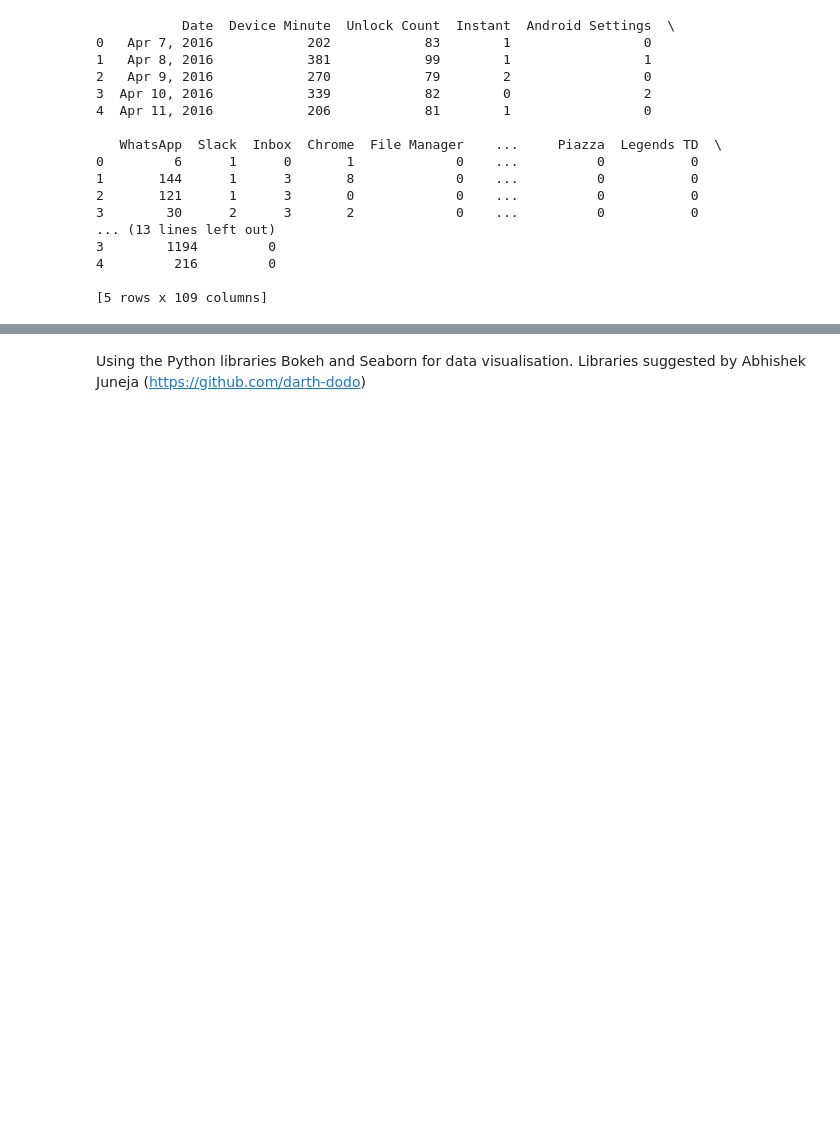
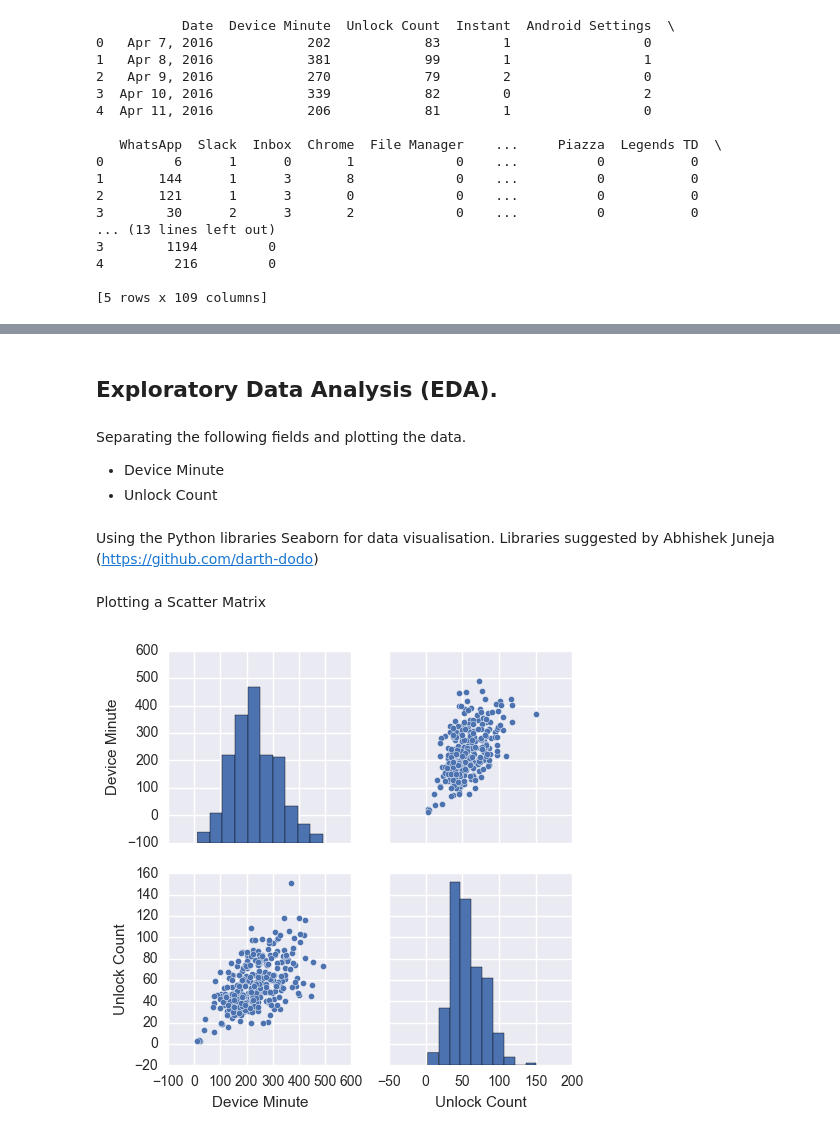
Before and after one commit to djpandit007/silver-doodle, a Jupyter notebook: Ghazarian's Gazelles.ipynb, the cells around one changed output, grey strips where cells are left out. Cells and saved outputs as stored; diff of their text form; code cells hidden in the pictures; blank space fills up the shorter version.

Commit message:
Basic data visualisation and correlation

```diff
--- a/Ghazarian's Gazelles.ipynb
+++ b/Ghazarian's Gazelles.ipynb
@@ -40,4 +42,10 @@ data = dataFrame.values
+# %% [markdown]
+## Exploratory Data Analysis (EDA).
+# %% [markdown]
+Separating the following fields and plotting the data.
+- Device Minute
+- Unlock Count
 # %% [markdown]
-Using the Python libraries Bokeh and Seaborn for data visualisation.
+Using the Python libraries Seaborn for data visualisation.
 Libraries suggested by Abhishek Juneja (https://github.com/darth-dodo)
 # %%
@@ -45,0 +54,9 @@ import seaborn as sns
+# %% [markdown]
+Plotting a Scatter Matrix
+# %%
+dataFrameToPlot = dataFrame[[headers[1], headers[2]]]
+
+sns.pairplot(dataFrameToPlot)
+sns.plt.show()
+# %% [output]
+[figure, added]
```
Also changed, not shown: parts of 10 cells of this notebook.
